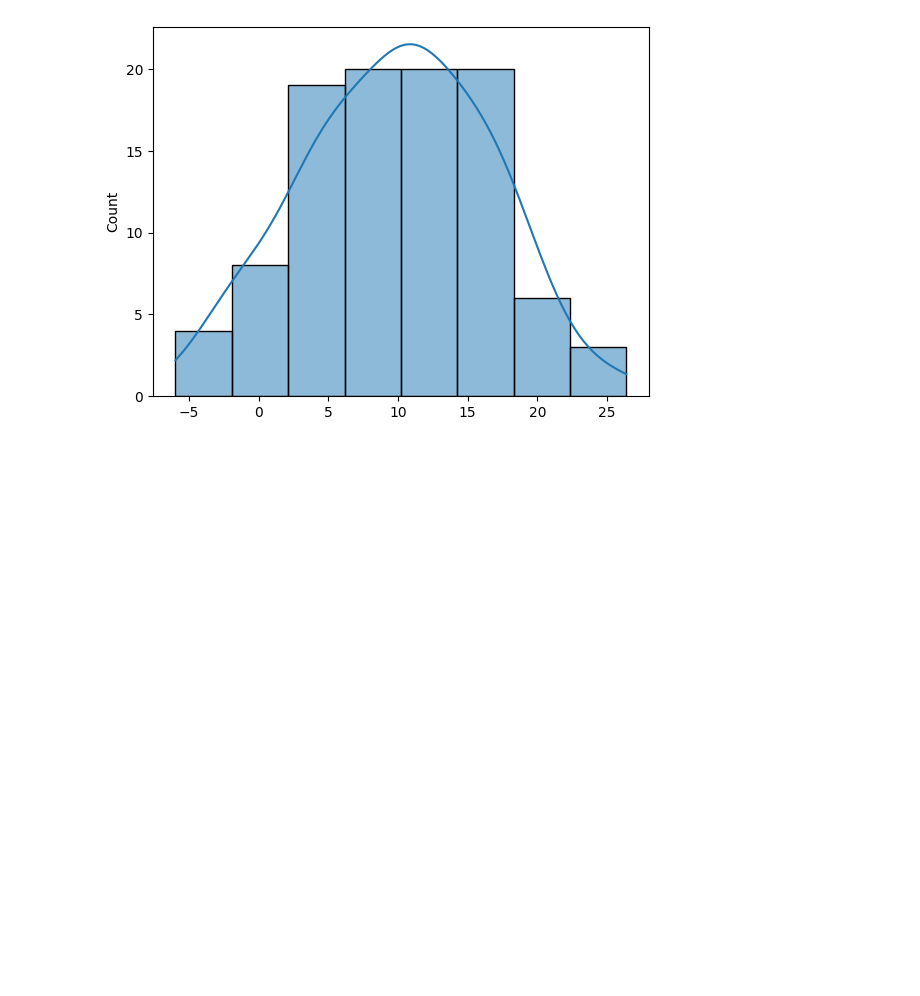
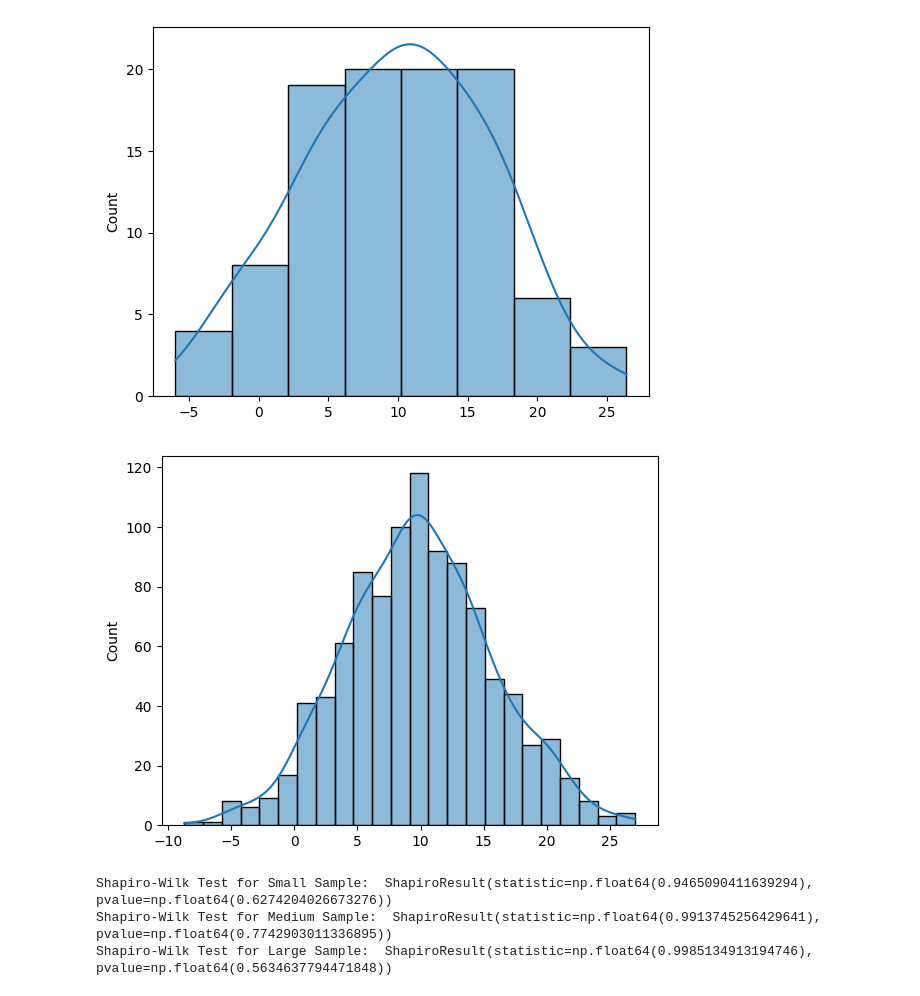
Before and after one commit to JessicaHora/Studies-on-Linear-Algebra, a Jupyter notebook: Ajustando_polinômios_com_NumPy/Notebook/polinomios.ipynb, the cells around one changed output. Cells and saved outputs as stored; diff of their text form; code cells hidden in the pictures; blank space fills up the shorter version.

```diff
--- a/Ajustando_polinômios_com_NumPy/Notebook/polinomios.ipynb
+++ b/Ajustando_polinômios_com_NumPy/Notebook/polinomios.ipynb
@@ -206,3 +206,22 @@ sns.histplot(medium_sample, kde=True)
 plt.show()
 # %% [output]
 [figure]
+# %%
+# Create distribution plot
+sns.histplot(large_sample,kde= True)
+
+plt.show()
+# %% [output]
+[figure, added]
+# %%
+# Import shapiro funtion
+from scipy.stats import shapiro
+
+# Apply Shapiro-Wilk Test
+print("Shapiro-Wilk Test for Small Sample: ",shapiro(small_sample))
+print("Shapiro-Wilk Test for Medium Sample: ",shapiro(medium_sample))
+print("Shapiro-Wilk Test for Large Sample: ",shapiro(large_sample))
+# %% [output]
+Shapiro-Wilk Test for Small Sample:  ShapiroResult(statistic=np.float64(0.9465090411639294), pvalue=np.float64(0.6274204026673276))
+Shapiro-Wilk Test for Medium Sample:  ShapiroResult(statistic=np.float64(0.9913745256429641), pvalue=np.float64(0.7742903011336895))
+Shapiro-Wilk Test for Large Sample:  ShapiroResult(statistic=np.float64(0.9985134913194746), pvalue=np.float64(0.5634637794471848))
```
Also changed, not shown: parts of 3 cells of this notebook.
